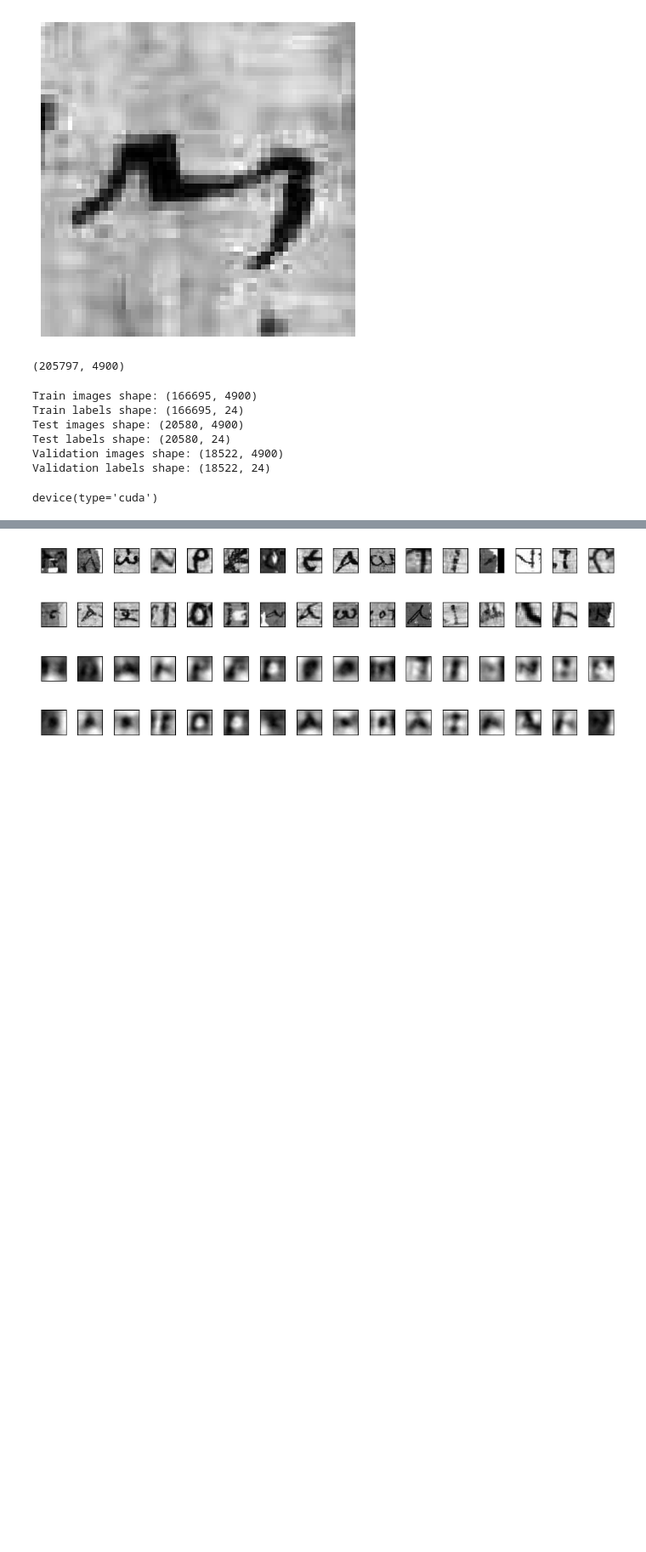
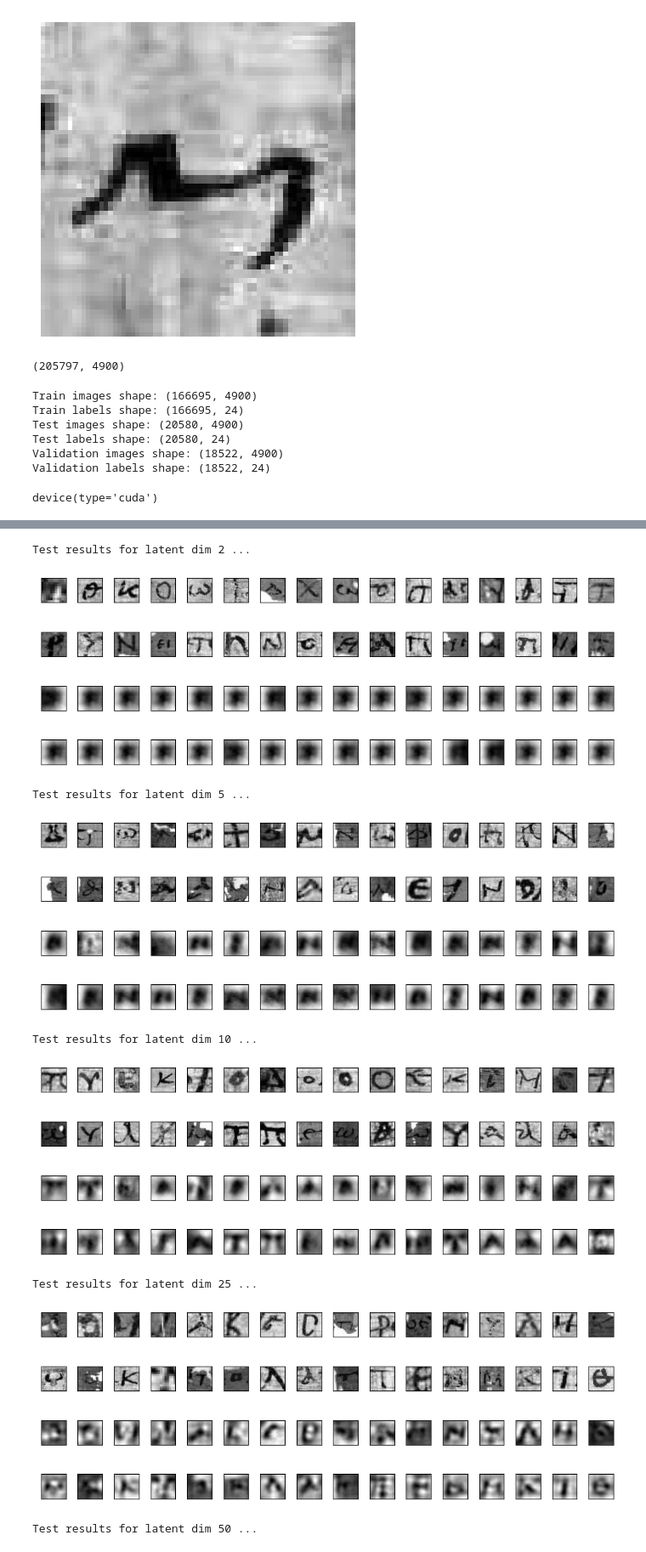
Before and after one commit to Wishmitha/Vesuvius, a Jupyter notebook: alpub_autoencoder/alpub_autoencoder.ipynb, the cells around one changed output, grey strips where cells are left out. Shown at 85% size. Saved outputs shown, nothing was run; the diff lists cells and outputs as text; code cells hidden in the pictures; blank space fills up the shorter version.

Commit message:
Evaluate test results for different latent dimensions

```diff
--- a/alpub_autoencoder/alpub_autoencoder.ipynb
+++ b/alpub_autoencoder/alpub_autoencoder.ipynb
@@ -126,7 +126,7 @@ class Autoencoder(nn.Module):
         decoded = self.decoder(encoded)
         return decoded
 # %%
-for latent_dim in [10,25,100,500]: # train for [2,5,10,20,100] latent dims
+for latent_dim in [2,5,10,25,50,100,500]: # train for [2,5,10,20,100] latent dims
 
     print("Training model with", latent_dim,"latent dimensions...")
 
@@ -204,5 +204,5 @@ for latent_dim in [10,25,100,500]: # train for [2,5,10,20,100] latent dims
 
     # Load the best model state (lowest test loss)
     model.load_state_dict(best_model_state)
-    torch.save(model.state_dict(), '../models/alpub_autoencoder_dim_'+str(latent_dim)+'.pt')
+    torch.save(model, '../models/alpub_autoencoder_dim_'+str(latent_dim)+'.pt')
 # %% [output]
@@ -257,34 +293,47 @@ Epoch [10/10], Train Loss: 100.7861, Test Loss: 72.9864
 # %%
-# Set the model to evaluation mode
-model.eval()
+for latent_dim in [2,5,10,25,50,100,500]: # evaluate for [2,5,10,20,100] latent dims
 
-test_loader = DataLoader(test_dataset, batch_size=batch_size, shuffle=True)
+    print('Test results for latent dim', latent_dim, '...')
 
-# Get a batch of test data
-test_batch = next(iter(test_loader))
-test_images, _ = test_batch
+    model = torch.load('../models/alpub_autoencoder_dim_'+str(latent_dim)+'.pt')
+    # Set the model to evaluation mode
+    model.eval()
 
-# Pass the test data through the model
-with torch.no_grad():
-    reconstructions = model(test_images)
+    test_loader = DataLoader(test_dataset, batch_size=batch_size, shuffle=True)
 
-# Plot the original images and their reconstructions
-fig, axes = plt.subplots(nrows=4, ncols=batch_size // 4, figsize=(10, 4))
-for i, ax in enumerate(axes.flat):
-    if i < batch_size // 2:
-        # Plot original image
-        ax.imshow(test_images[i].cpu().numpy().reshape(70, 70), cmap='gray')
-        ax.set_xticks([])
-        ax.set_yticks([])
+    # Get a batch of test data
+    test_batch = next(iter(test_loader))
+    test_images, _ = test_batch
 
-    else:
-        # Plot reconstructed image
-        ax.imshow(reconstructions[i - batch_size // 2].cpu().numpy().reshape(70, 70), cmap='gray')
-        ax.set_xticks([])
-        ax.set_yticks([])
+    # Pass the test data through the model
+    with torch.no_grad():
+        reconstructions = model(test_images)
+
+    # Plot the original images and their reconstructions
+    fig, axes = plt.subplots(nrows=4, ncols=batch_size // 4, figsize=(10, 4))
+    for i, ax in enumerate(axes.flat):
+        if i < batch_size // 2:
+            # Plot original image
+            ax.imshow(test_images[i].cpu().numpy().reshape(70, 70), cmap='gray')
+            ax.set_xticks([])
+            ax.set_yticks([])
+
+        else:
+            # Plot reconstructed image
+            ax.imshow(reconstructions[i - batch_size // 2].cpu().numpy().reshape(70, 70), cmap='gray')
+            ax.set_xticks([])
+            ax.set_yticks([])
 
 
-plt.tight_layout()
-plt.show()
+    plt.tight_layout()
+    plt.show()
 # %% [output]
+Test results for latent dim 2 ...
-[figure, old version]
+[figure, new version]
+Test results for latent dim 5 ...
+[figure, added]
+Test results for latent dim 10 ...
+[figure, added]
+Test results for latent dim 25 ...
+[figure, added]
+Test results for latent dim 50 ...
```
Also changed, not shown: parts of 2 cells of this notebook, 1 other file.
